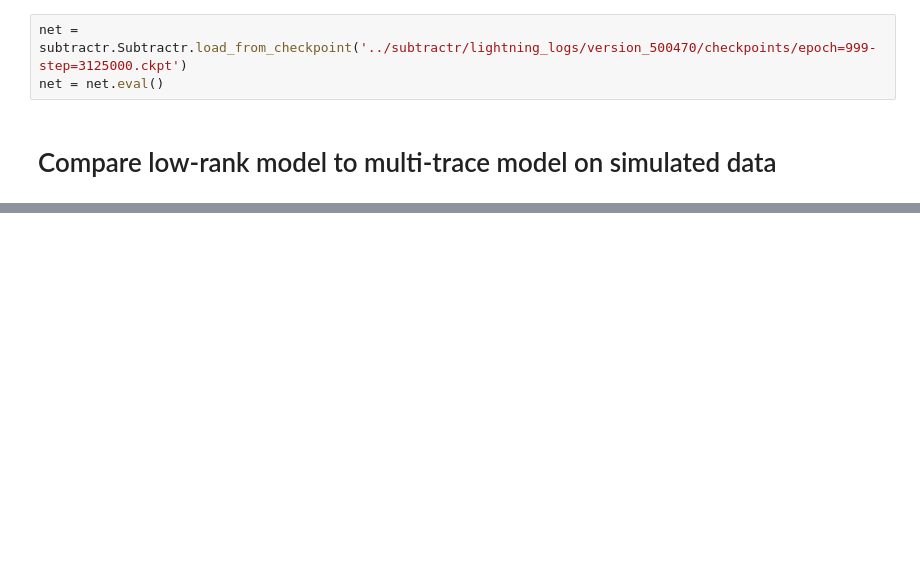
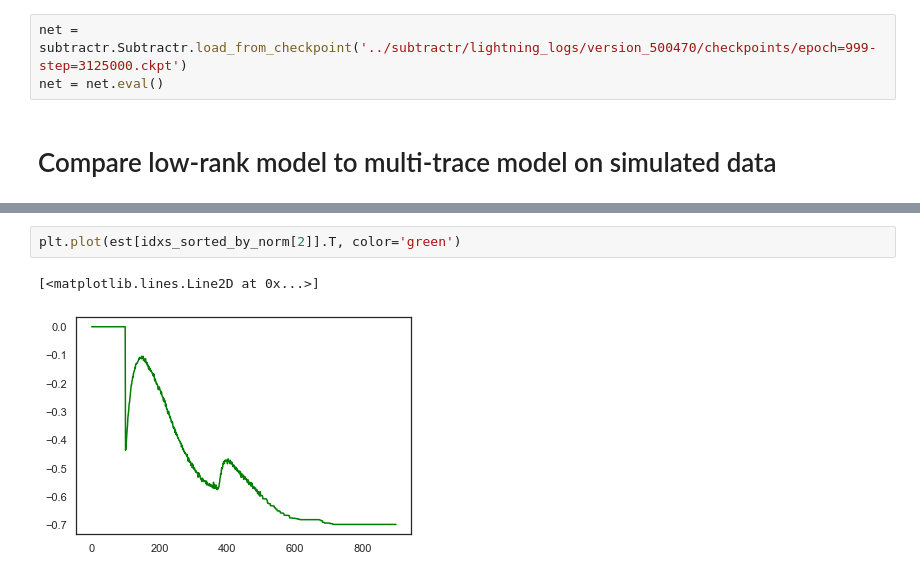
Before and after one commit to bantin/PhoRC, a Jupyter notebook: opsin_subtraction_experiments/synthetic-validation.ipynb, the cells around one changed output, grey strips where cells are left out. Saved outputs shown, nothing was run; the diff lists cells and outputs as text; blank space fills up the shorter version.

```diff
--- a/opsin_subtraction_experiments/synthetic-validation.ipynb
+++ b/opsin_subtraction_experiments/synthetic-validation.ipynb
@@ -125,3 +153,8 @@ sns.violinplot(data=df2, x='pc_frac', y='mse', hue='method', s=100, split=True)
+# %%
+plt.plot(est[idxs_sorted_by_norm[2]].T, color='green')
+# %% [output]
+[<matplotlib.lines.Line2D at 0x...>]
+[figure, added]
 # %%
 
 import seaborn as sns
```
Also changed, not shown: parts of 10 cells of this notebook, 7 other files.
